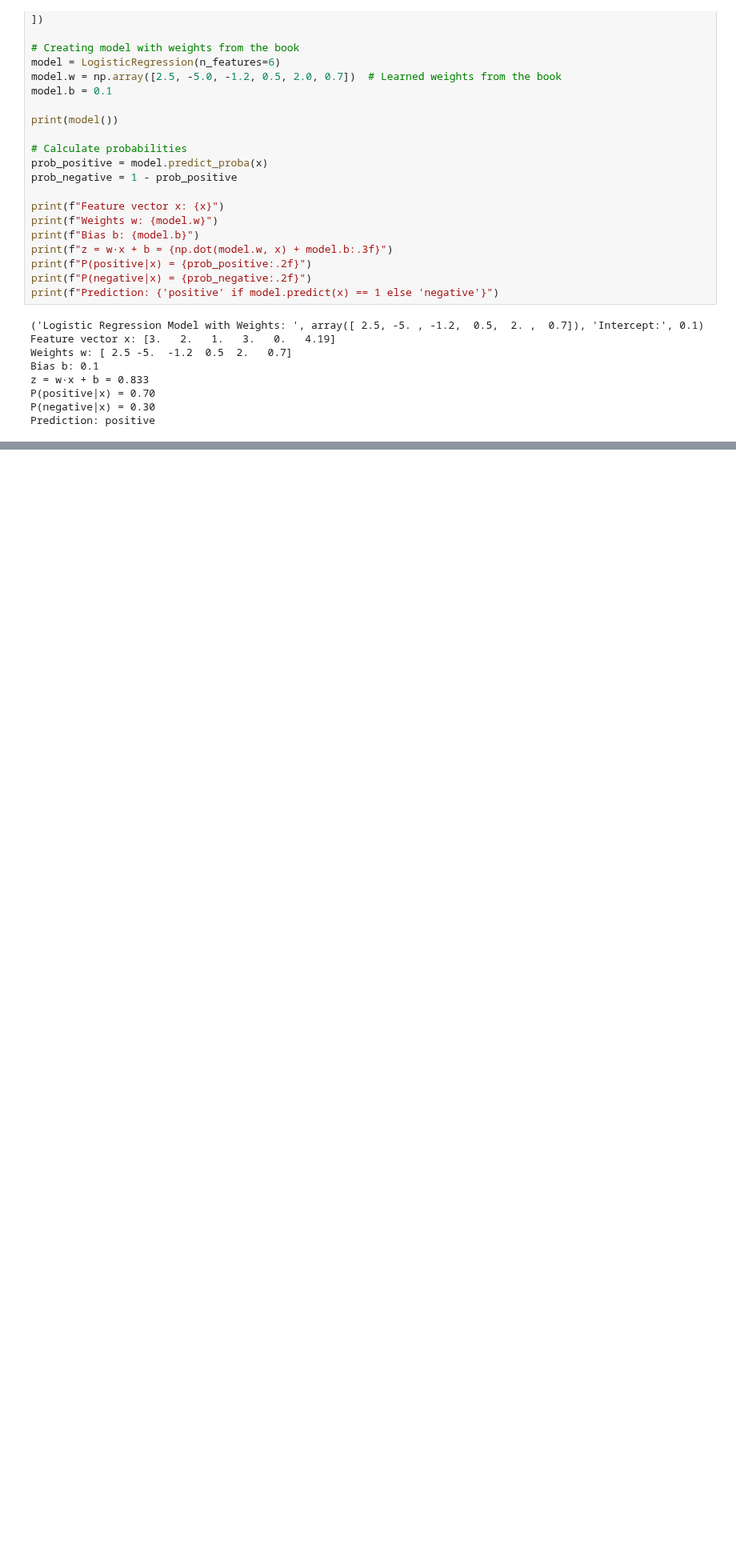
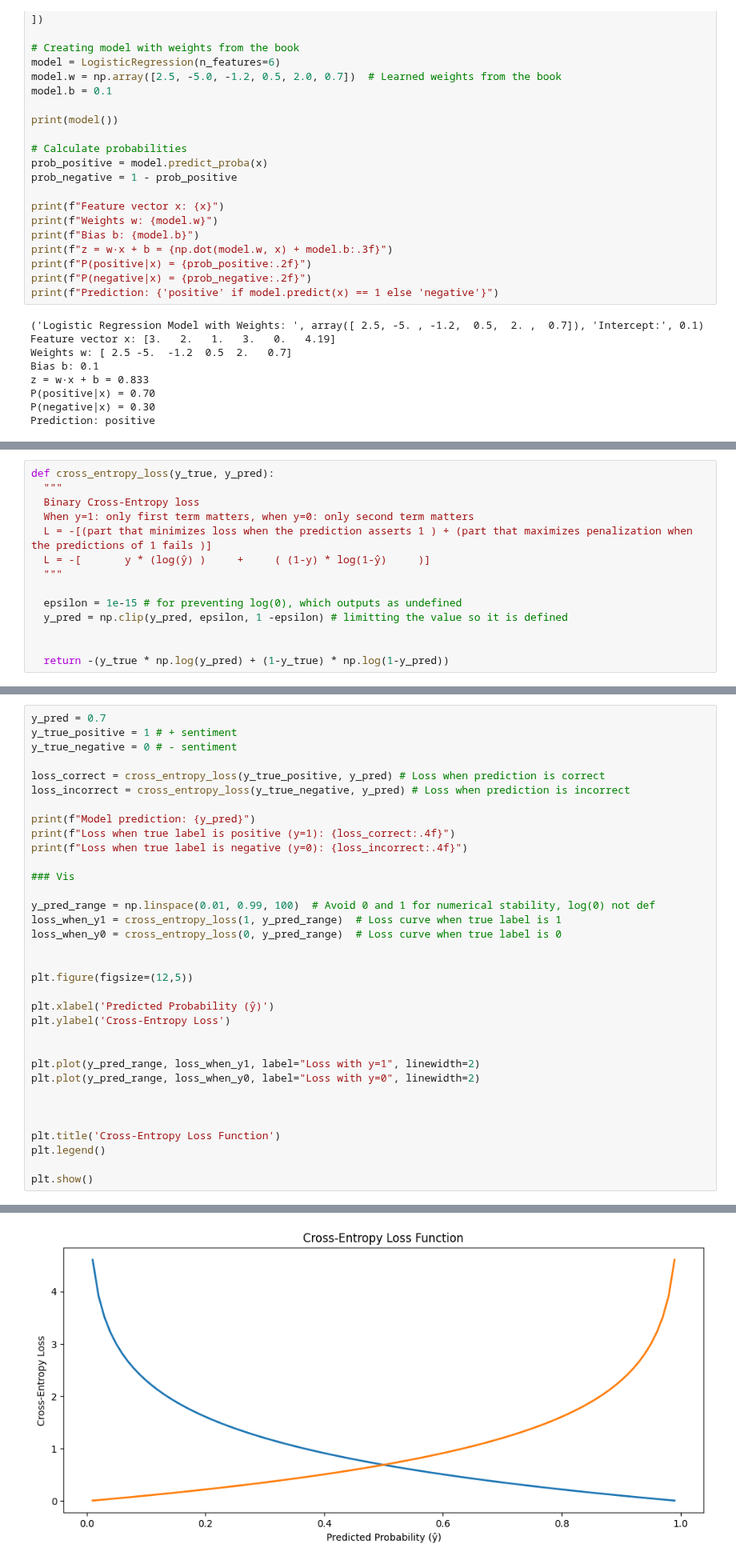
Before and after one commit to bltzr75/Practices_with_Speech_and_Language_Processing_Jurafsky_and_Martin, a Jupyter notebook: 5/Chapter_5.ipynb, the cells around one changed output, grey strips where cells are left out. Shown at 80% size. Cells and saved outputs as stored; diff of their text form; blank space fills up the shorter version.

```diff
--- a/5/Chapter_5.ipynb
+++ b/5/Chapter_5.ipynb
@@ -109,0 +185,14 @@ Prediction: positive
+# %%
+def cross_entropy_loss(y_true, y_pred):
+  """
+  Binary Cross-Entropy loss
+  When y=1: only first term matters, when y=0: only second term matters
+  L = -[(part that minimizes loss when the prediction asserts 1 ) + (part that maximizes penalization when the predictions of 1 fails )]
+  L = -[       y * (log(ŷ) )     +     ( (1-y) * log(1-ŷ)     )]
+  """
+
+  epsilon = 1e-15 # for preventing log(0), which outputs as undefined
+  y_pred = np.clip(y_pred, epsilon, 1 -epsilon) # limitting the value so it is defined
+
+
+  return -(y_true * np.log(y_pred) + (1-y_true) * np.log(1-y_pred))
@@ -109,0 +201,35 @@ Prediction: positive
+# %%
+y_pred = 0.7
+y_true_positive = 1 # + sentiment
+y_true_negative = 0 # - sentiment
+
+loss_correct = cross_entropy_loss(y_true_positive, y_pred) # Loss when prediction is correct
+loss_incorrect = cross_entropy_loss(y_true_negative, y_pred) # Loss when prediction is incorrect
+
+print(f"Model prediction: {y_pred}")
+print(f"Loss when true label is positive (y=1): {loss_correct:.4f}")
+print(f"Loss when true label is negative (y=0): {loss_incorrect:.4f}")
+
+### Vis
+
+y_pred_range = np.linspace(0.01, 0.99, 100)  # Avoid 0 and 1 for numerical stability, log(0) not def
+loss_when_y1 = cross_entropy_loss(1, y_pred_range)  # Loss curve when true label is 1
+loss_when_y0 = cross_entropy_loss(0, y_pred_range)  # Loss curve when true label is 0
+
+
+plt.figure(figsize=(12,5))
+
+plt.xlabel('Predicted Probability (ŷ)')
+plt.ylabel('Cross-Entropy Loss')
+
+
+plt.plot(y_pred_range, loss_when_y1, label="Loss with y=1", linewidth=2)
+plt.plot(y_pred_range, loss_when_y0, label="Loss with y=0", linewidth=2)
+
+
+
+plt.title('Cross-Entropy Loss Function')
+plt.legend()
+
+plt.show()
+# %% [output]
@@ -109,0 +239 @@ Prediction: positive
+[figure, added]
```
Also changed, not shown: parts of 7 cells of this notebook, 1 other file.
